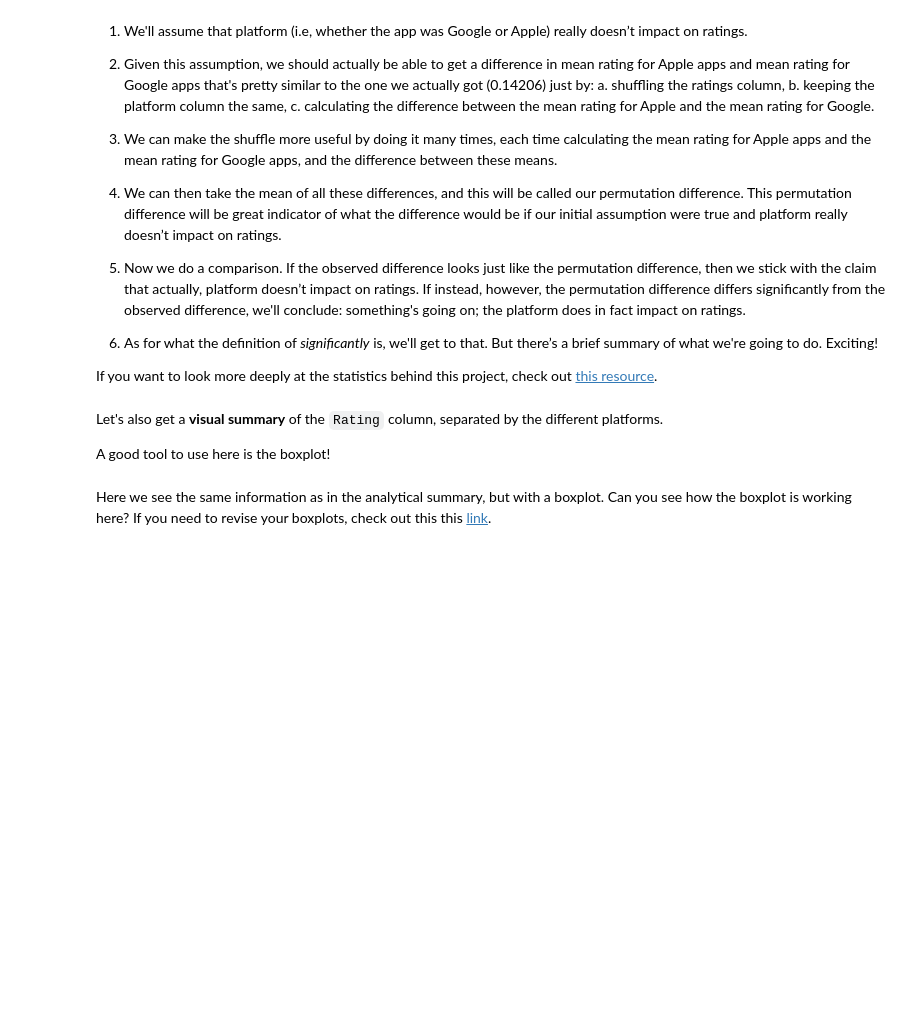
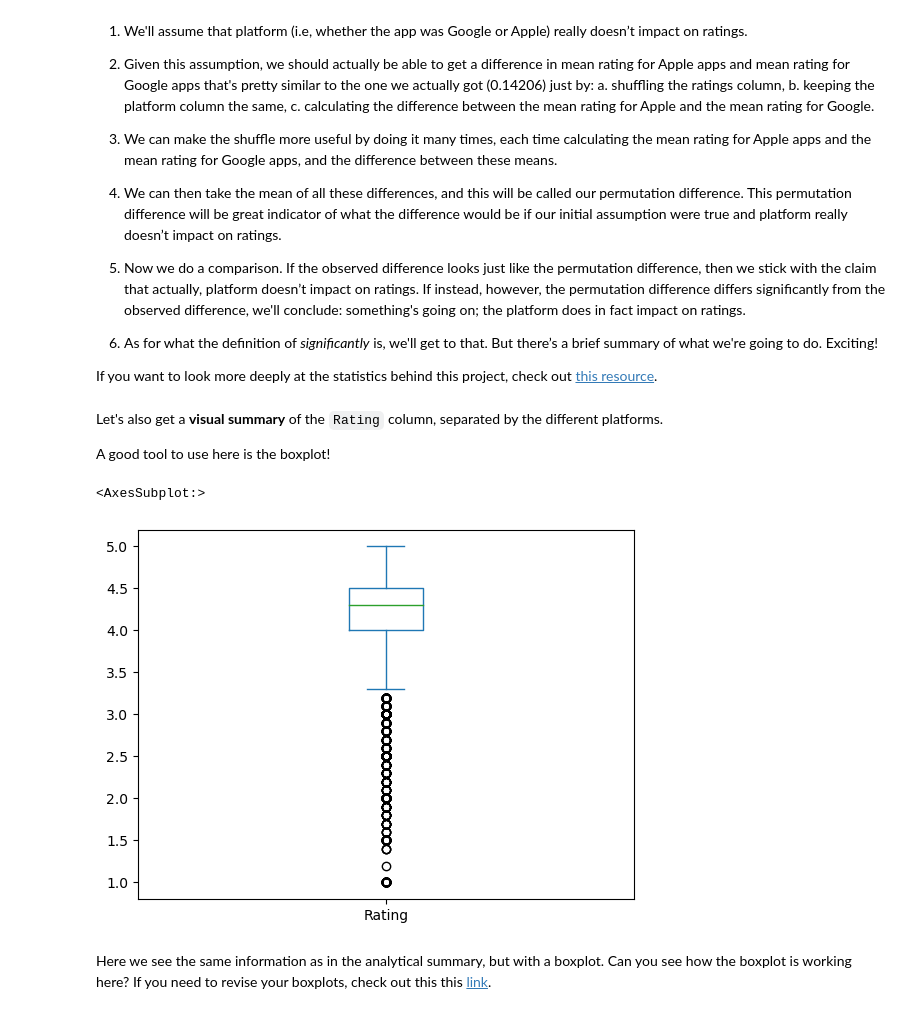
Before and after one commit to thaisangcr7/Case_Study_Integrating_Apps, a Jupyter notebook: Project Files/Springboard Apps project - Tier 3 - Complete.ipynb, the cells around one changed output. Drawn from its saved outputs; the diff is of its cells as text; code cells hidden in the pictures; blank space fills up the shorter version.

```diff
--- a/Project Files/Springboard Apps project - Tier 3 - Complete.ipynb
+++ b/Project Files/Springboard Apps project - Tier 3 - Complete.ipynb
@@ -336,10 +336,10 @@ df.sample(12)
 As you can see there are some `NaN` values. We want to eliminate all these `NaN` values from the table.
 # %%
 # Lets check first the dimesions of df before droping `NaN` values. Use the .shape feature.
-_ _ _
+print(df.shape)
 
 # Use the dropna() method to eliminate all the NaN values, and overwrite the same dataframe with the result.
-_ _ _
+df = df.dropna()
 
 # Check the new dimesions of our dataframe.
-_ _ _
+print(df.shape)
@@ -357,7 +367,7 @@ _ _ _
 929 apps do not have reviews, we need to eliminate these points!
 # %%
 # Eliminate the points that have 0 reviews.
-_ _ _
+df = df[df['Reviews']!=0]
 # %% [markdown]
 ### 2g. Summarize the data visually and analytically (by the column `platform`)
 # %% [markdown]
@@ -396,7 +411,10 @@ Let's also get a **visual summary** of the `Rating` column, separated by the dif
 A good tool to use here is the boxplot!
 # %%
 # Call the boxplot() method on our df.
-_ _ _
+df['Rating'].plot(kind='box')
+# %% [output]
+<AxesSubplot:>
+[figure, added]
 # %% [markdown]
 Here we see the same information as in the analytical summary, but with a boxplot. Can you see how the boxplot is working here? If you need to revise your boxplots, check out this this [link](https://www.kaggle.com/ramamet4/app-store-apple-data-set-10k-apps).
 # %% [markdown]
```
Also changed, not shown: parts of 15 cells of this notebook.
